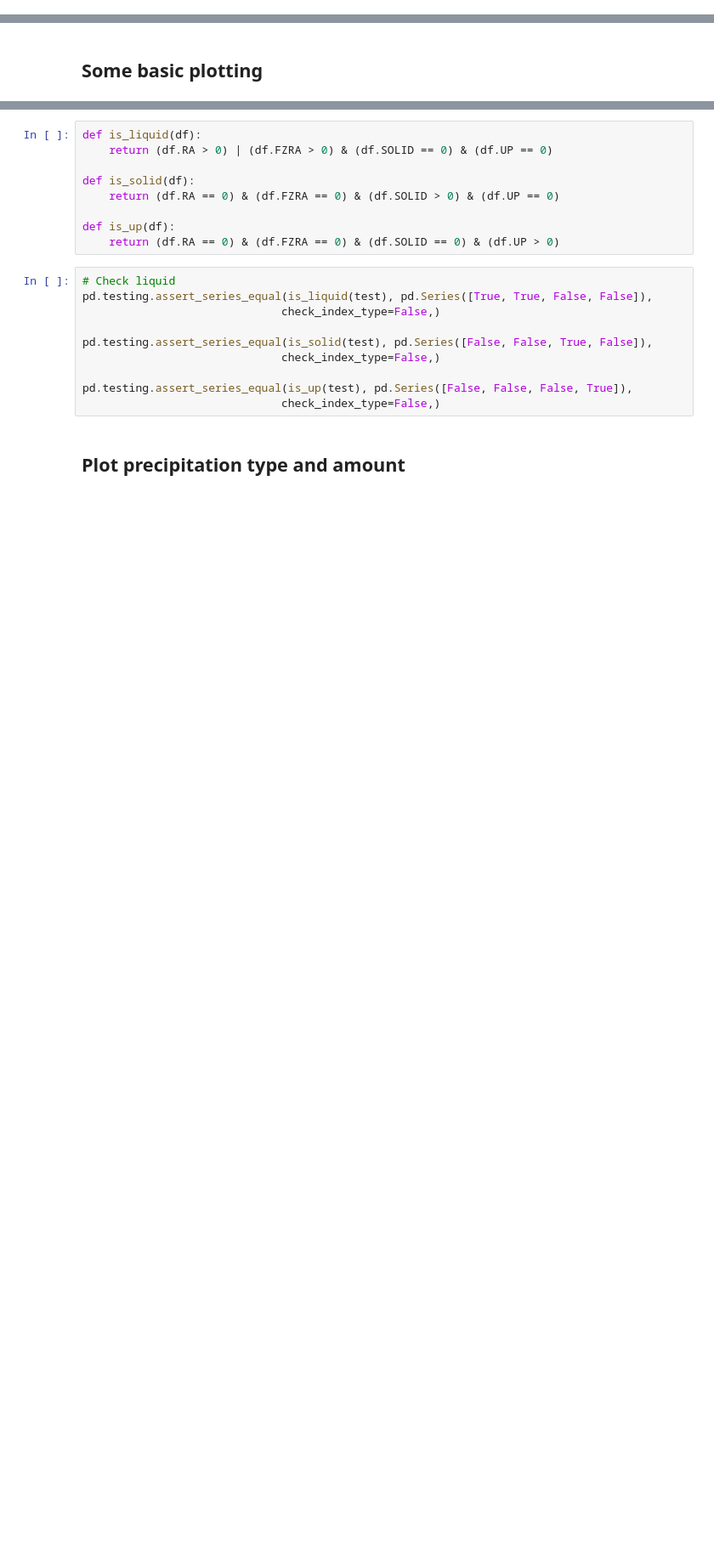
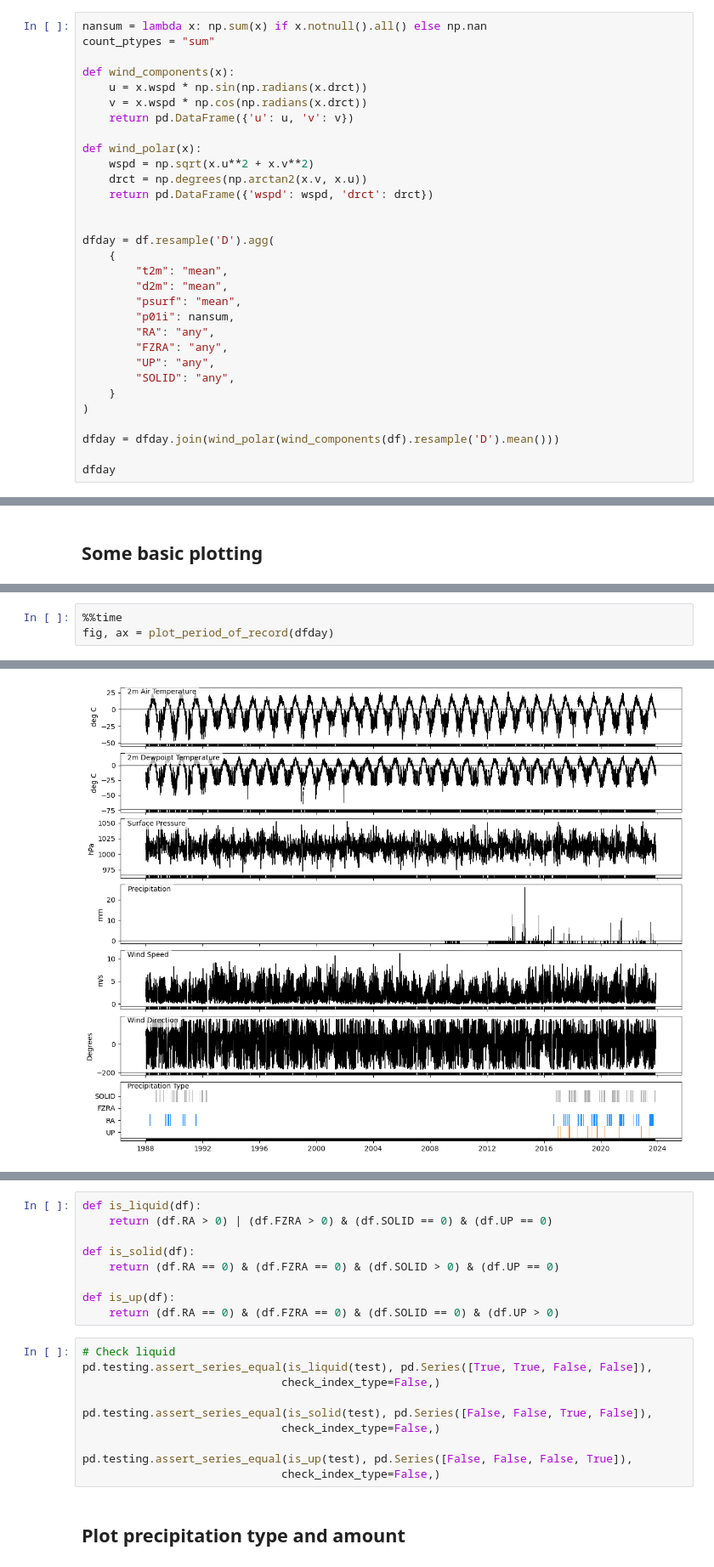
Before and after one commit to andypbarrett/rain_on_snow_database, a Jupyter notebook: notebooks/testing_identify_rain_events.ipynb, the cells around one changed output, grey strips where cells are left out. Shown at 85% size. Cells and saved outputs as stored; diff of their text form; blank space fills up the shorter version.

```diff
--- a/notebooks/testing_identify_rain_events.ipynb
+++ b/notebooks/testing_identify_rain_events.ipynb
@@ -30,0 +33,31 @@ df.head()
+# %%
+nansum = lambda x: np.sum(x) if x.notnull().all() else np.nan
+count_ptypes = "sum"
+
+def wind_components(x):
+    u = x.wspd * np.sin(np.radians(x.drct))
+    v = x.wspd * np.cos(np.radians(x.drct))
+    return pd.DataFrame({'u': u, 'v': v})
+
+def wind_polar(x):
+    wspd = np.sqrt(x.u**2 + x.v**2)
+    drct = np.degrees(np.arctan2(x.v, x.u))
+    return pd.DataFrame({'wspd': wspd, 'drct': drct})
+
+
+dfday = df.resample('D').agg(
+    {
+        "t2m": "mean",
+        "d2m": "mean",
+        "psurf": "mean",
+        "p01i": nansum,
+        "RA": "any",
+        "FZRA": "any",
+        "UP": "any",
+        "SOLID": "any",
+    }
+)
+
+dfday = dfday.join(wind_polar(wind_components(df).resample('D').mean()))
+
+dfday
@@ -37,0 +87,4 @@ ValueError: Could not find plotting backend 'seaborn'. Ensure that you've instal
+# %%
+%%time
+fig, ax = plot_period_of_record(dfday)
+# %% [output]
@@ -37,0 +93 @@ ValueError: Could not find plotting backend 'seaborn'. Ensure that you've instal
+[figure, added]
```
Also changed, not shown: parts of 26 cells of this notebook.
